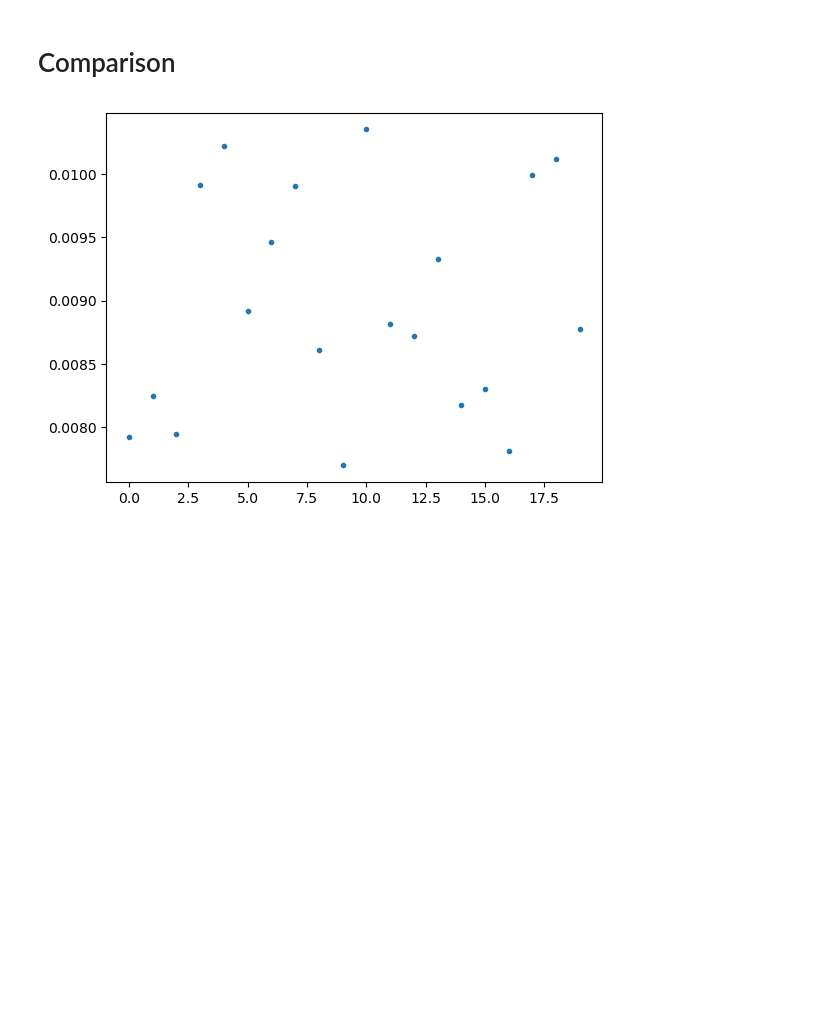
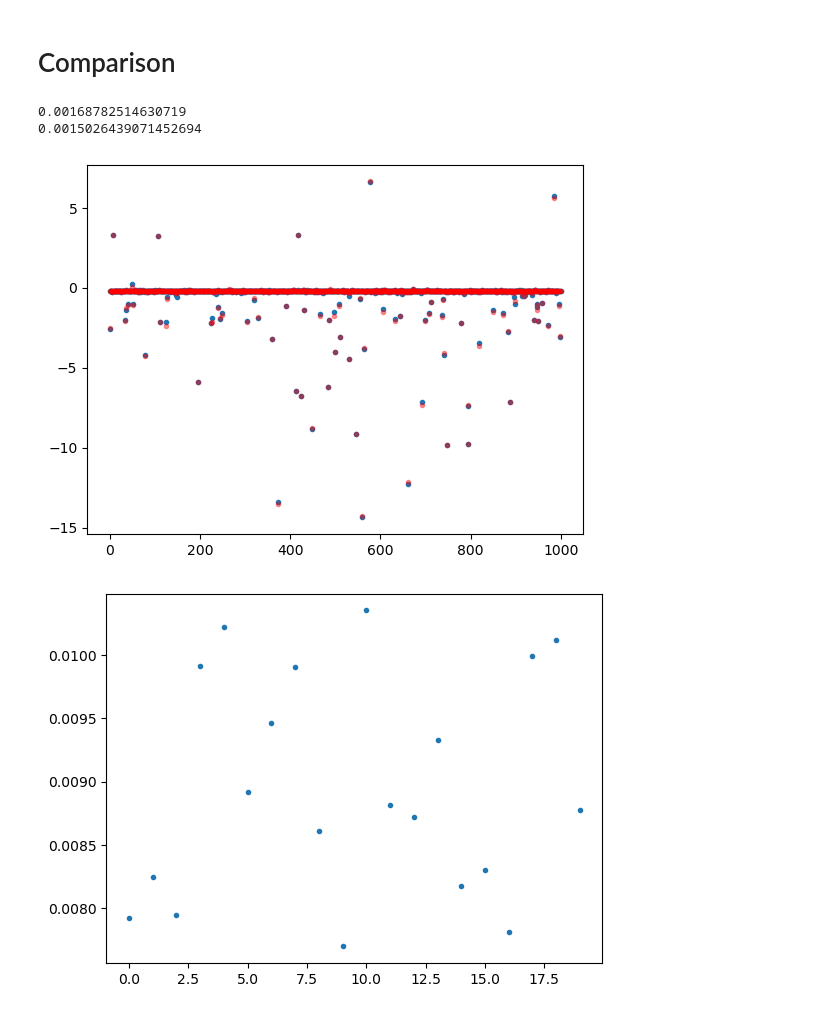
Before and after one commit to glory-99/simulation-based-inference, a Jupyter notebook: week11.ipynb, the cells around one changed output. Drawn from its saved outputs; the diff is of its cells as text; code cells hidden in the pictures; blank space fills up the shorter version.

```diff
--- a/week11.ipynb
+++ b/week11.ipynb
@@ -518,0 +580,3 @@ pred_mean = predict(md_mean, Y_test_normalized)
+# %%
+pred_q025_1 = predict(md_q025_1, Y_test_normalized)
+pred_q975_1 = predict(md_q975_1, Y_test_normalized)
@@ -536,6 +604,18 @@ np.save('data/gs_mean.npy', true_mean)
 ___
 # %% [markdown]
 # Comparison
+# %%
+print(np.mean((true_q025[:,:1] - pred_q025_1[:10000,:])**2))
+print(np.mean((true_q975[:,:1] - pred_q975_1[:10000,:])**2))
+# %% [output]
+0.00168782514630719
+0.0015026439071452694
+# %%
+plt.plot(pred_q025_1[:1000, 0], '.')
+plt.plot(true_q025[:1000, 0], '.', color='red',alpha=0.4)
+plt.show()
+# %% [output]
+[figure, added]
 # %%
 mse_q025_s20 = np.mean((true_q025[:,:s] - pred_q025_s20[:10000,:])**2, 0)
 mse_q975_s20 = np.mean((true_q975[:,:s] - pred_q975_s20[:10000,:])**2, 0)
```
Also changed, not shown: parts of 5 cells of this notebook.
